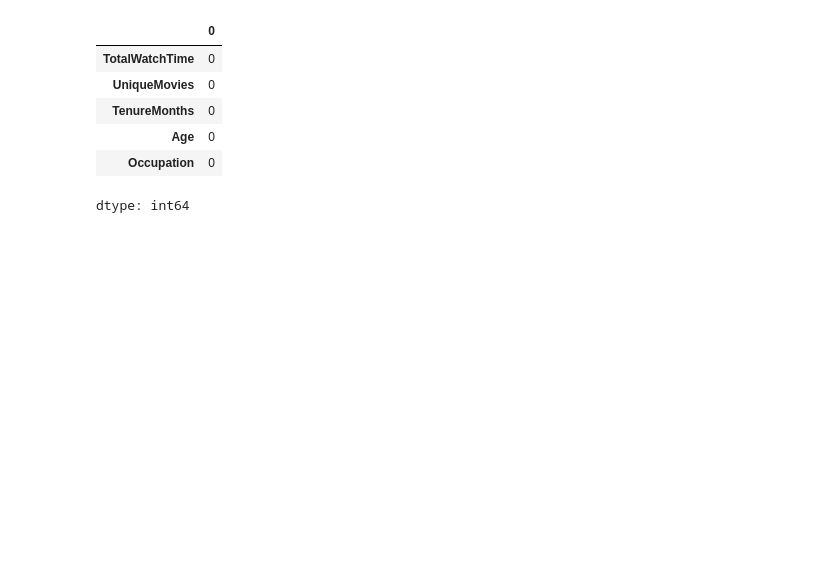
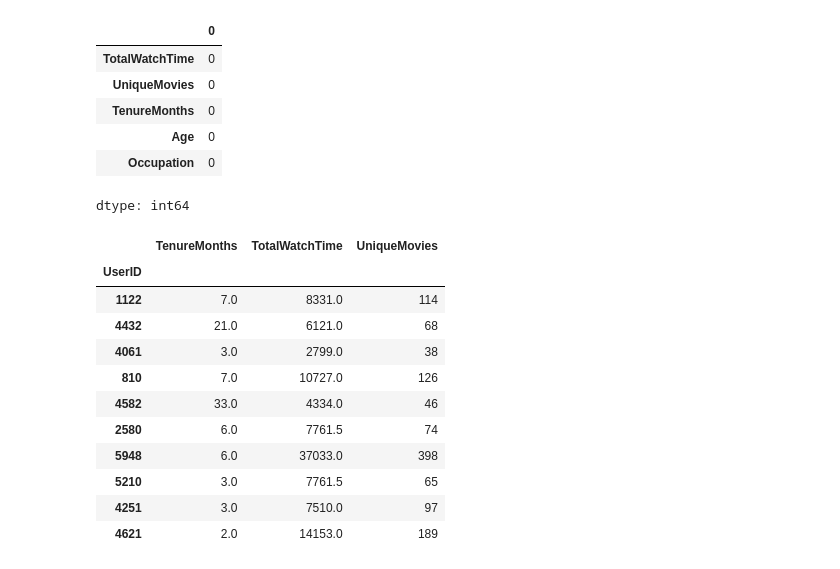
Before and after one commit to stevechengnyc/meta_learners, a Jupyter notebook: MovieLens_EconML_Uplift_Modeling_Final.ipynb, the cells around one changed output. Saved outputs shown, nothing was run; the diff lists cells and outputs as text; code cells hidden in the pictures; blank space fills up the shorter version.

```diff
--- a/MovieLens_EconML_Uplift_Modeling_Final.ipynb
+++ b/MovieLens_EconML_Uplift_Modeling_Final.ipynb
@@ -749,3 +749,18 @@ Y = user_features['renewed'].values
 # %%
 # Split data
 X_train, X_test, T_train, T_test, Y_train, Y_test = train_test_split(X, T, Y, test_size=0.2, random_state=42)
+# %%
+X_train.head(10)
+# %% [output]
+|  | TenureMonths | TotalWatchTime | UniqueMovies |
+| UserID |  |  |  |
+| 1122 | 7.0 | 8331.0 | 114 |
+| 4432 | 21.0 | 6121.0 | 68 |
+| 4061 | 3.0 | 2799.0 | 38 |
+| 810 | 7.0 | 10727.0 | 126 |
+| 4582 | 33.0 | 4334.0 | 46 |
+| 2580 | 6.0 | 7761.5 | 74 |
+| 5948 | 6.0 | 37033.0 | 398 |
+| 5210 | 3.0 | 7761.5 | 65 |
+| 4251 | 3.0 | 7510.0 | 97 |
+| 4621 | 2.0 | 14153.0 | 189 |
```
Also changed, not shown: parts of 23 cells of this notebook.
